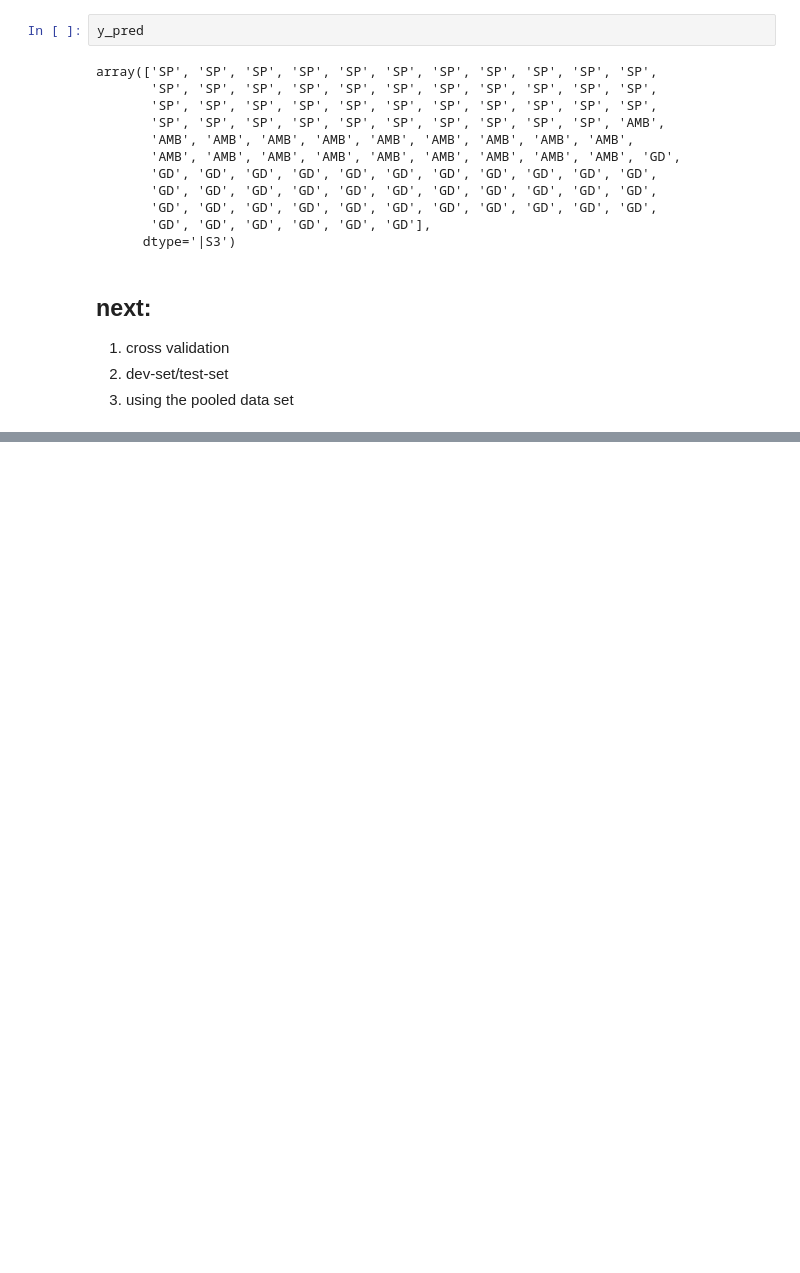
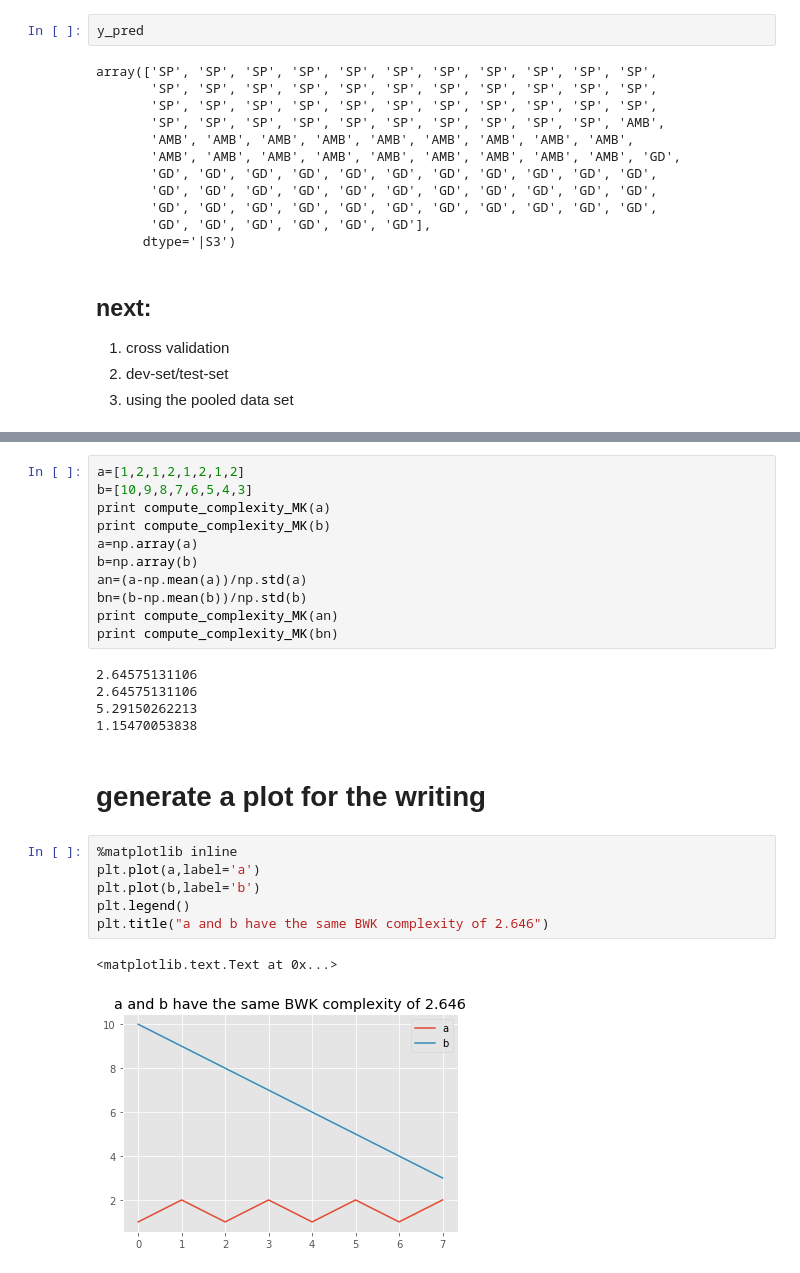
Before and after one commit to zangsir/SPM, a Jupyter notebook: classification_code.ipynb, the cells around one changed output, grey strips where cells are left out. Cells and saved outputs as stored; diff of their text form; blank space fills up the shorter version.

```diff
--- a/classification_code.ipynb
+++ b/classification_code.ipynb
@@ -117,0 +298,27 @@ array(['SP', 'SP', 'SP', 'SP', 'SP', 'SP', 'SP', 'SP', 'SP', 'SP', 'SP',
+# %%
+a=[1,2,1,2,1,2,1,2]
+b=[10,9,8,7,6,5,4,3]
+print compute_complexity_MK(a)
+print compute_complexity_MK(b)
+a=np.array(a)
+b=np.array(b)
+an=(a-np.mean(a))/np.std(a)
+bn=(b-np.mean(b))/np.std(b)
+print compute_complexity_MK(an)
+print compute_complexity_MK(bn)
+# %% [output]
+2.64575131106
+2.64575131106
+5.29150262213
+1.15470053838
+# %% [markdown]
+# generate a plot for the writing
+# %%
+%matplotlib inline
+plt.plot(a,label='a')
+plt.plot(b,label='b')
+plt.legend()
+plt.title("a and b have the same BWK complexity of 2.646")
+# %% [output]
+<matplotlib.text.Text at 0x...>
+[figure, added]
```
Also changed, not shown: parts of 34 cells of this notebook, 7 other files.
